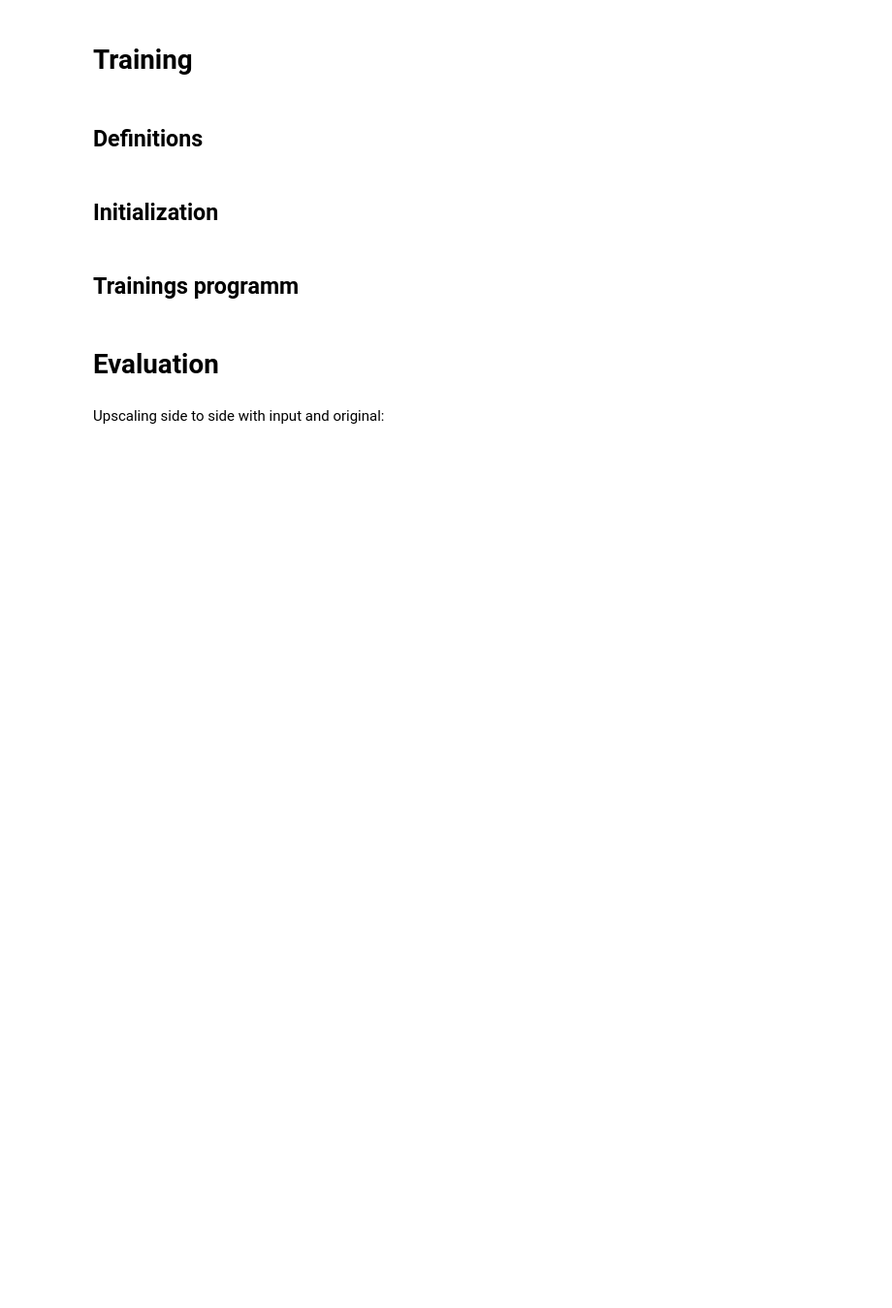
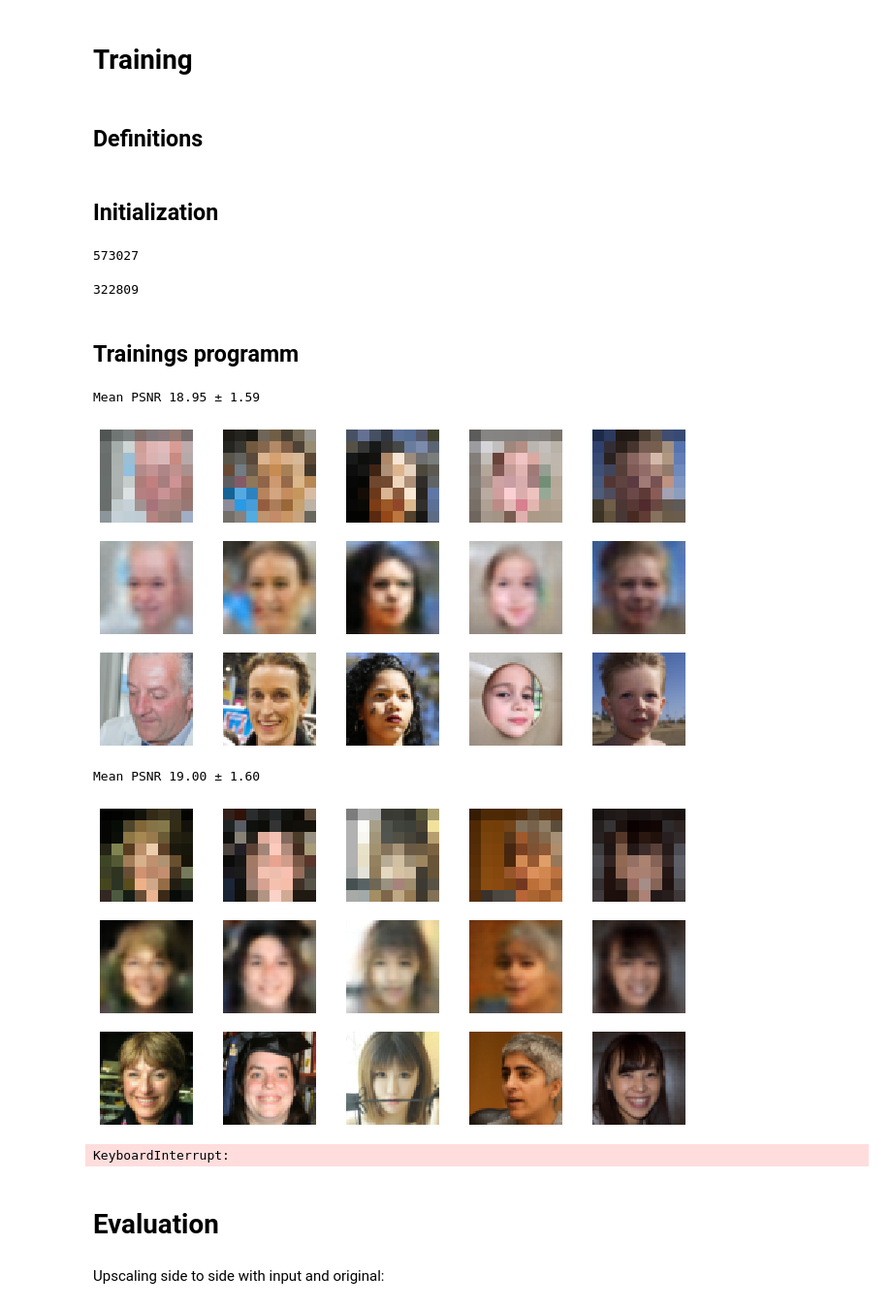
Before and after one commit to jenuk/SuperResolutionProject, a Jupyter notebook: src/train.ipynb, the cells around one changed output. Shown at 97% size. Cells and saved outputs as stored; diff of their text form; code cells hidden in the pictures; blank space fills up the shorter version.

```diff
--- a/src/train.ipynb
+++ b/src/train.ipynb
@@ -37,9 +38,9 @@ torch.backends.cudnn.benchmark = False
 # %% [markdown]
 Hyperparameters:
 # %%
-batch_size = 64 # must be divisble by 2
-input_size = 32
-upscaling_factor = 2
+batch_size = 16 # must be divisble by 2
+input_size = 8
+upscaling_factor = 8
 output_size = upscaling_factor*input_size
 use_gpu = torch.cuda.is_available()
 
@@ -75,7 +78,7 @@ def save_model(model, name):
     torch.save(model.state_dict(), f'weights/{name}.ckpt')
 # %%
 def load_model(name):
-    model = Model()
+    model = Model(upscaling_factor)
     model.load_state_dict(torch.load(f"weights/{name}.ckpt", map_location=torch.device('cpu')))
     if use_gpu:
         model = model.cuda()
@@ -160,10 +163,49 @@ if use_gpu:
     discriminator = discriminator.cuda()
 # %%
 sum(p.numel() for p in model.parameters() if p.requires_grad)
+# %% [output]
+573027
 # %%
 sum(p.numel() for p in discriminator.parameters() if p.requires_grad)
+# %% [output]
+322809
+# %%
+model = load_model("model_crit_mse_reg_none_8")
 # %% [markdown]
 ## Trainings programm
+# %%
+name = "model_crit_mse_reg_none_8"
+
+opt_model = torch.optim.Adam(model.parameters(), 1e-4)
+# opt_disc = torch.optim.Adam(discriminator.parameters(), 1e-4)
+# crit = PerceptionLoss(discriminator, 5)
+# if use_gpu:
+#     crit.cuda()
+# crit_vgg = VGGPerceptionLoss()
+# if use_gpu:
+#     crit_vgg.cuda()
+# reg_disc = DiscriminatorLoss(discriminator)
+reg_tv = TotalVariationLoss()
+
+psnrs = []
+
+for ep in tqdm(range(5)):
+    # train_mix(model, discriminator, nn.MSELoss(), opt_model, opt_disc, train_loader, disc_freq=1, use_gpu=use_gpu)
+    train_model(model, nn.MSELoss(), opt_model, train_loader, None, 1e-4, use_gpu=use_gpu)
+    # train_discriminator(model, discriminator, opt_disc, train_loader, use_gpu=use_gpu)
+    vals = get_val_psnr(model)
+    psnrs.append([torch.mean(vals), torch.std(vals)])
+    #eval_disc(model, discriminator)
+    print(f"Mean PSNR {psnrs[-1][0]:.2f} ± {psnrs[-1][1]:.2f}")
+
+    show_results(model, val_loader, 5)
+    save_model(model, name)
+# %% [output]
+Mean PSNR 18.95 ± 1.59
+[figure, added]
+Mean PSNR 19.00 ± 1.60
+[figure, added]
+KeyboardInterrupt:
 # %%
 opt_model = torch.optim.Adam(model.parameters(), 1e-3)
 opt_disc = torch.optim.Adam(discriminator.parameters(), 1e-3)
```
Also changed, not shown: parts of 5 cells of this notebook, 6 other files.
